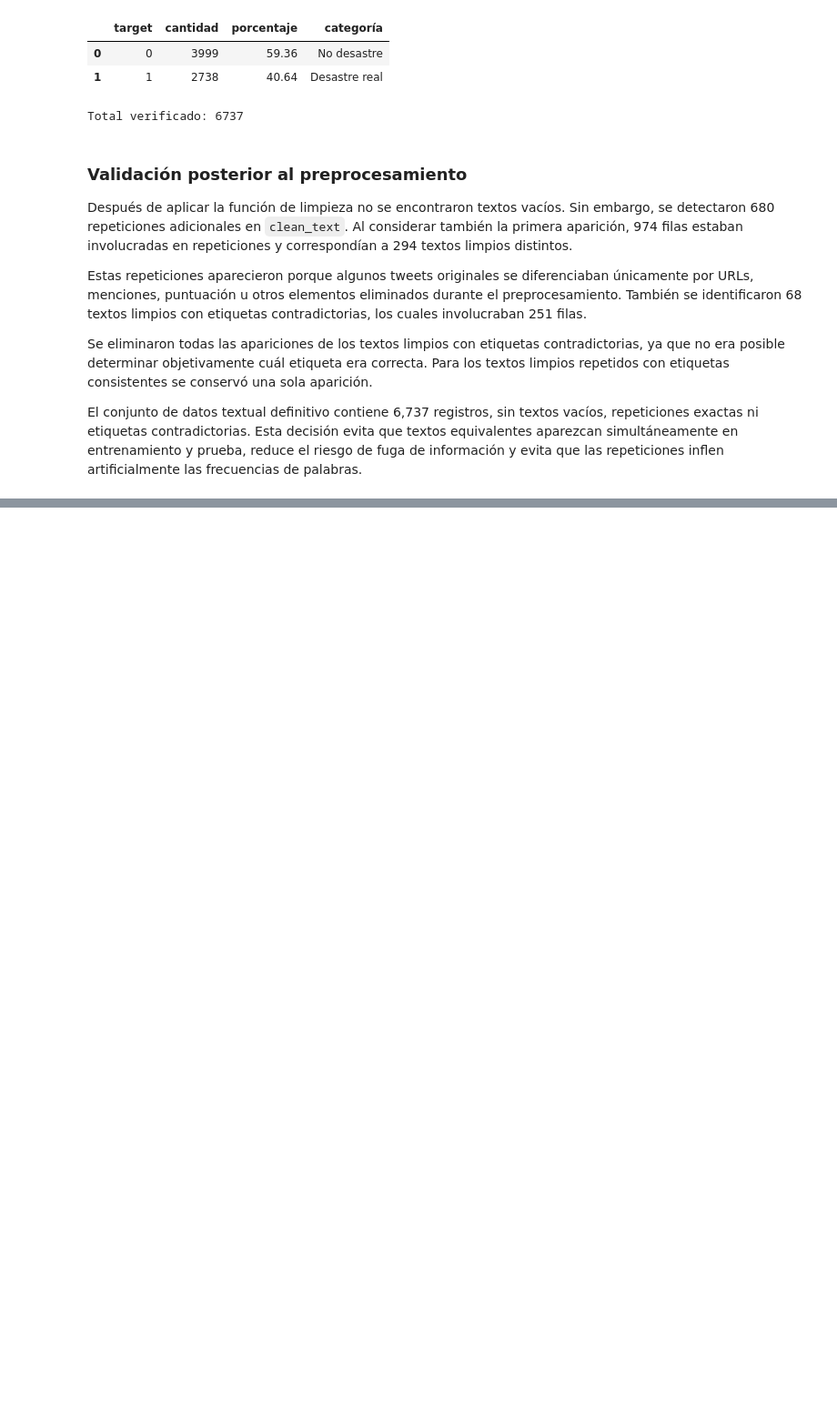
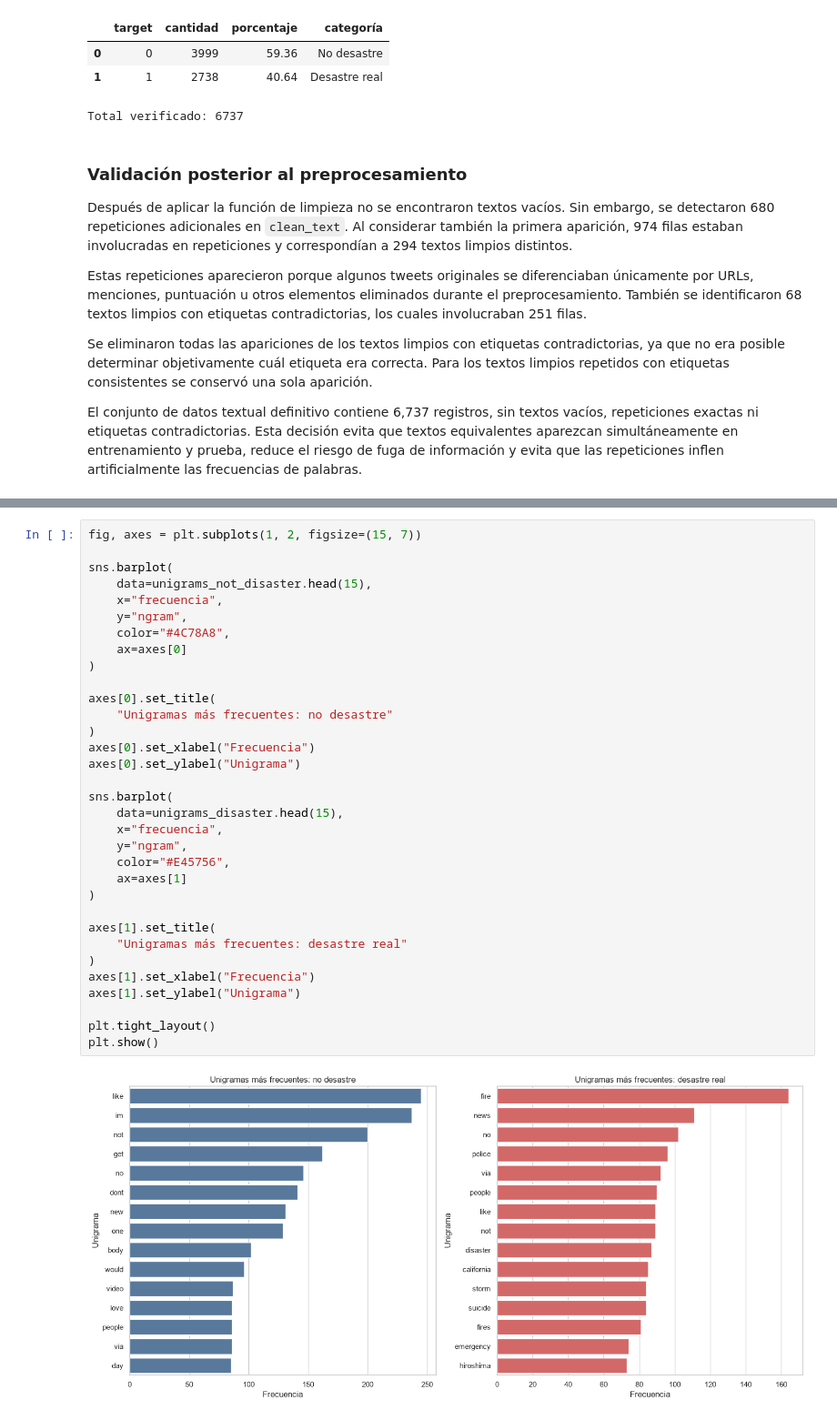
Before and after one commit to tismajo/CC3084-Laboratorio5, a Jupyter notebook: Laboratorio5.ipynb, the cells around one changed output, grey strips where cells are left out. Shown at 91% size. Saved outputs shown, nothing was run; the diff lists cells and outputs as text; blank space fills up the shorter version.

Commit message:
Agregar análisis de n-gramas
Se agrega el análisis de unigramas y bigramas más frecuentes por
clase (desastre real vs. no desastre), junto con la conclusión del
análisis.

```diff
--- a/Laboratorio5.ipynb
+++ b/Laboratorio5.ipynb
@@ -876,0 +1056,35 @@ El conjunto de datos textual definitivo contiene 6,737 registros, sin textos vac
+# %%
+fig, axes = plt.subplots(1, 2, figsize=(15, 7))
+
+sns.barplot(
+    data=unigrams_not_disaster.head(15),
+    x="frecuencia",
+    y="ngram",
+    color="#4C78A8",
+    ax=axes[0]
+)
+
+axes[0].set_title(
+    "Unigramas más frecuentes: no desastre"
+)
+axes[0].set_xlabel("Frecuencia")
+axes[0].set_ylabel("Unigrama")
+
+sns.barplot(
+    data=unigrams_disaster.head(15),
+    x="frecuencia",
+    y="ngram",
+    color="#E45756",
+    ax=axes[1]
+)
+
+axes[1].set_title(
+    "Unigramas más frecuentes: desastre real"
+)
+axes[1].set_xlabel("Frecuencia")
+axes[1].set_ylabel("Unigrama")
+
+plt.tight_layout()
+plt.show()
+# %% [output]
+[figure, added]
```
Also changed, not shown: parts of 11 cells of this notebook.
